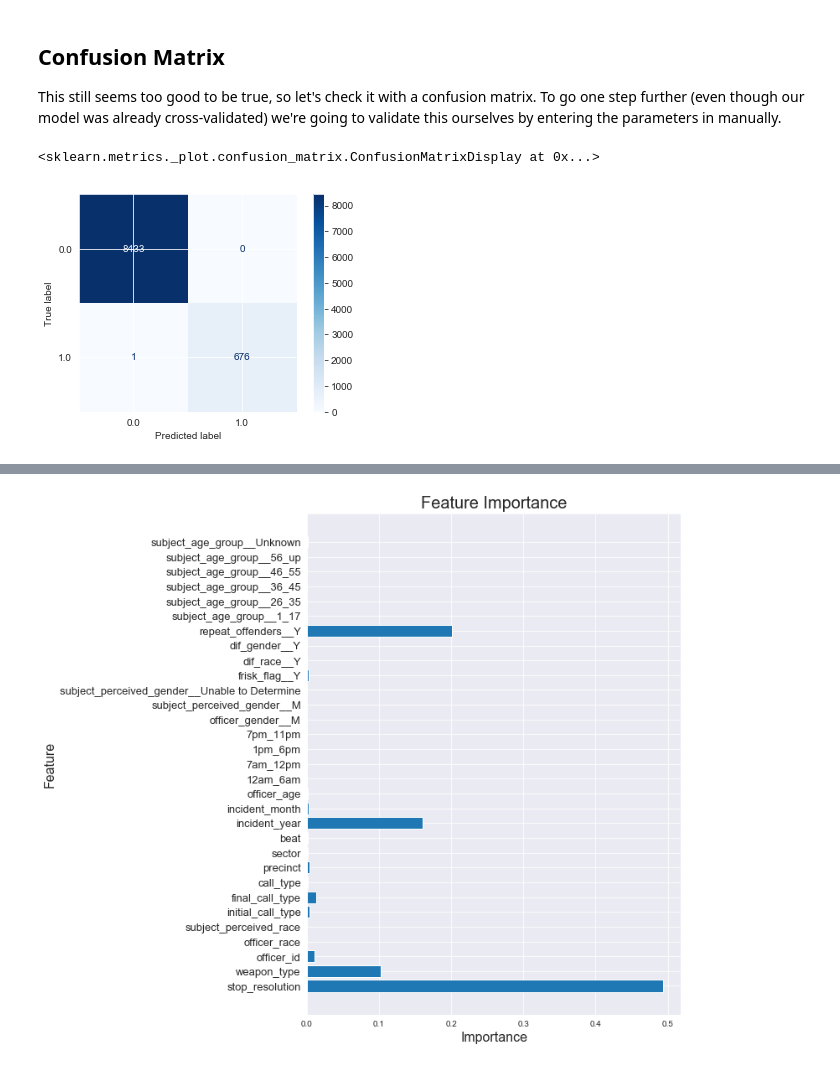
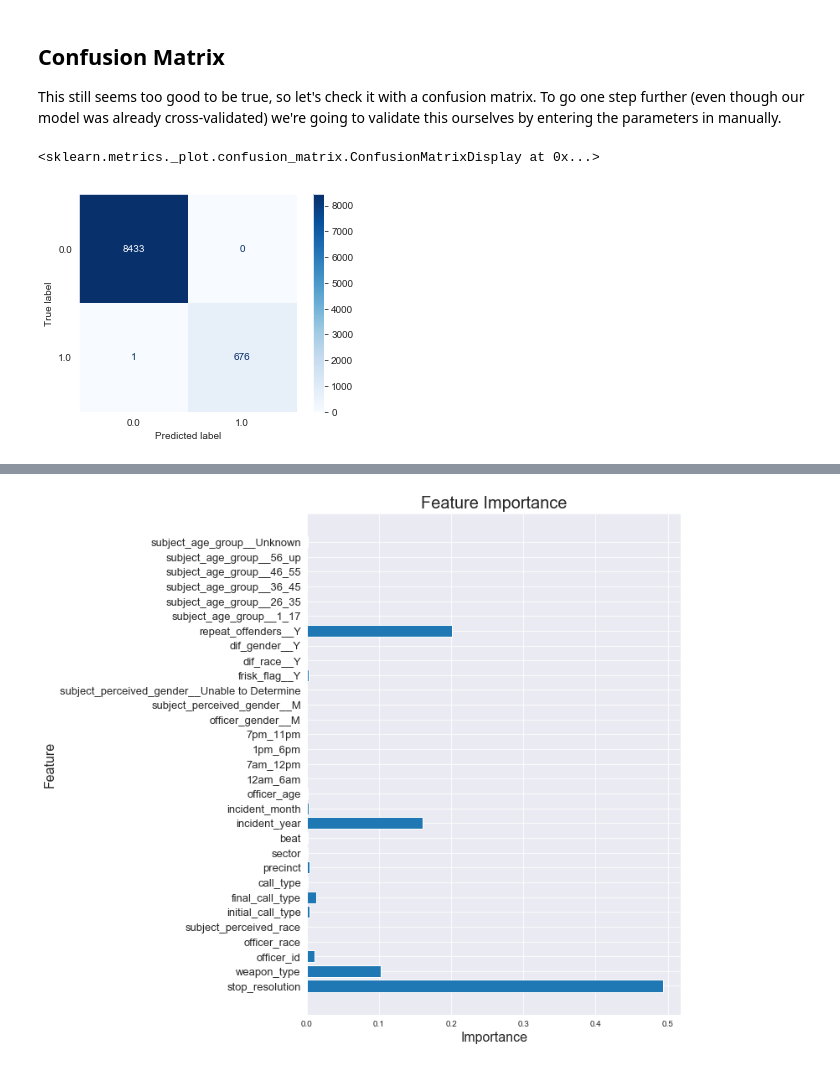
Before and after one commit to bmauss/LogReg_Analysis_of_Terry_Stops, a Jupyter notebook: 3. Modeling.ipynb, the cells around one changed output, grey strips where cells are left out. Saved outputs shown, nothing was run; the diff lists cells and outputs as text; code cells hidden in the pictures.

```diff
--- a/3. Modeling.ipynb
+++ b/3. Modeling.ipynb
@@ -516,19 +516,22 @@ With that, we've found our best combination of parameters! Look how tight those
 ## Confusion Matrix
 This still seems too good to be true, so let's check it with a confusion matrix. To go one step further (even though our model was already cross-validated) we're going to validate this ourselves by entering the parameters in manually.
 # %%
-clf = RandomForestClassifier(criterion='gini',
+clf_RF = RandomForestClassifier(criterion='gini',
                              max_depth=5,
                              min_samples_split=2,
                              min_samples_leaf=1,
                              random_state=42,
                             class_weight='balanced')
 # %%
-clf.fit(X_train_scaled, y_train)
+clf_RF.fit(X_train_scaled, y_train)
 
-plot_confusion_matrix(clf, X_test_scaled, y_test, cmap=plt.cm.Blues)
+y_hat_test_rf = clf_RF.predict(X_test_scaled)
+
+sns.set_style('dark')
+plot_confusion_matrix(clf_RF, X_test_scaled, y_test, cmap=plt.cm.Blues)
 # %% [output]
 <sklearn.metrics._plot.confusion_matrix.ConfusionMatrixDisplay at 0x...>
-[figure, old version]
+[figure, new version]
 # %% [markdown]
 ### Comparing Matrices
 **Logistic Model's Confusion Matrix Results**
```
Also changed, not shown: parts of 38 cells of this notebook, 12 other files.
